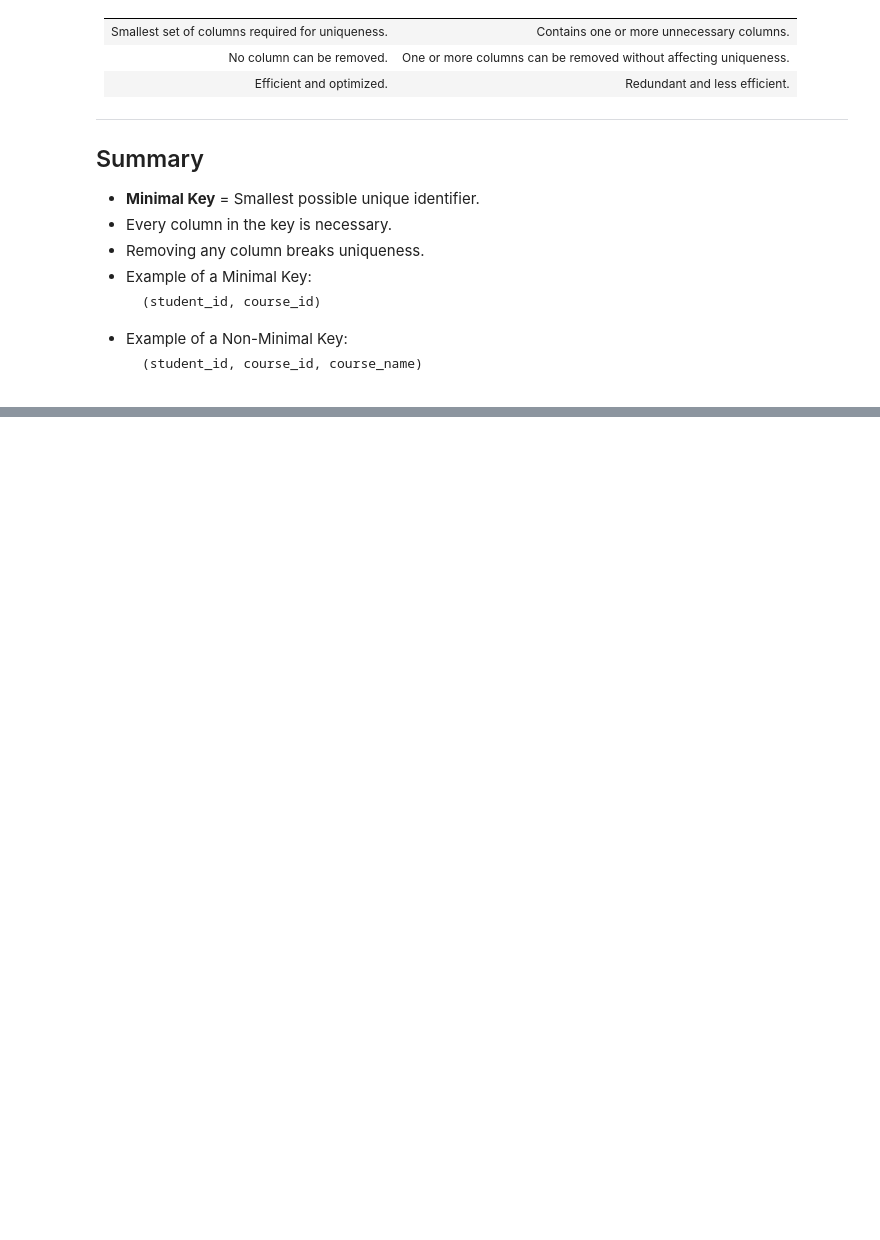
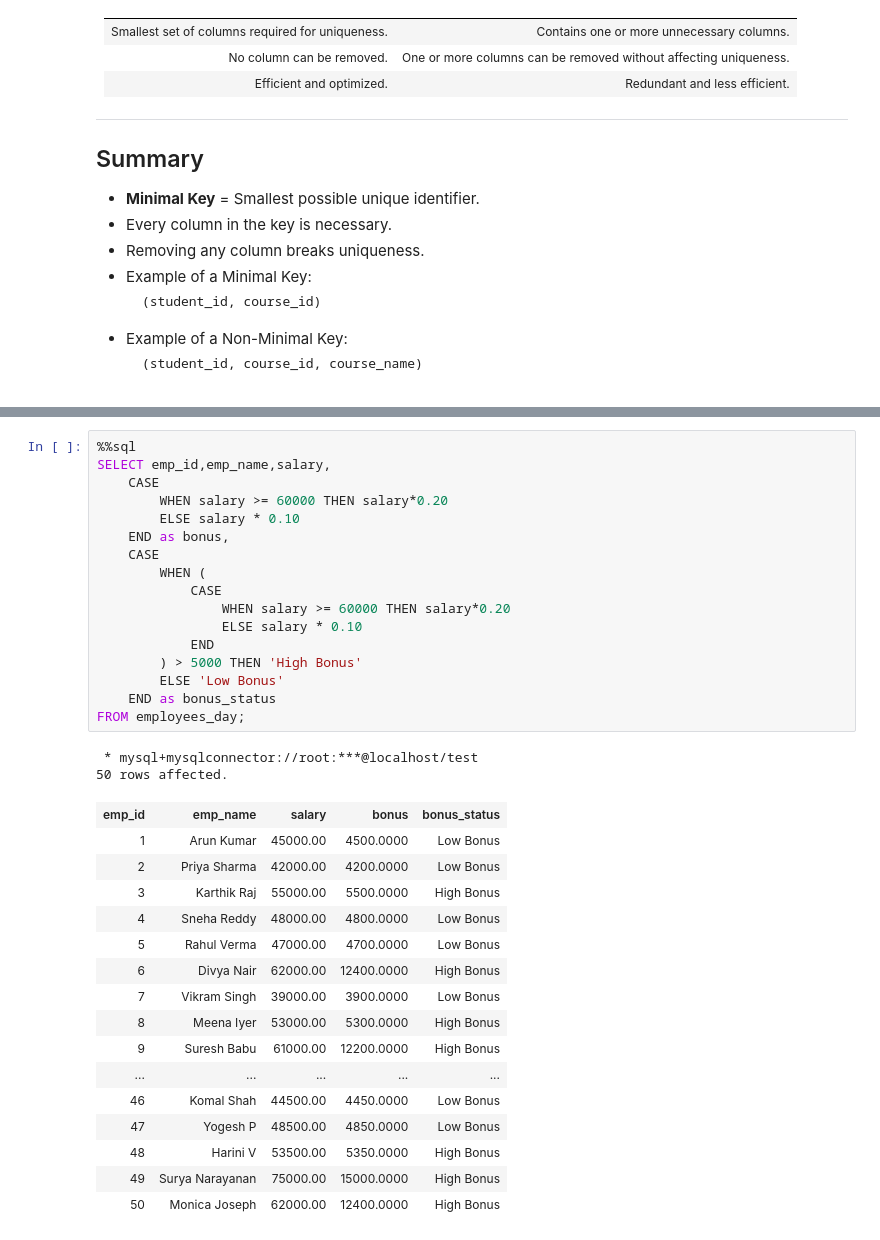
Before and after one commit to karthikeyanm-dev/DE-SQL, a Jupyter notebook: DE-With-Def.ipynb, the cells around one changed output, grey strips where cells are left out. Saved outputs shown, nothing was run; the diff lists cells and outputs as text; blank space fills up the shorter version.

```diff
--- a/DE-With-Def.ipynb
+++ b/DE-With-Def.ipynb
@@ -2805,0 +4114,36 @@ is a **Non-Minimal Key** because it contains an extra column.
+# %%
+%%sql
+SELECT emp_id,emp_name,salary,
+    CASE
+        WHEN salary >= 60000 THEN salary*0.20
+        ELSE salary * 0.10
+    END as bonus,
+    CASE
+        WHEN (
+            CASE
+                WHEN salary >= 60000 THEN salary*0.20
+                ELSE salary * 0.10
+            END
+        ) > 5000 THEN 'High Bonus'
+        ELSE 'Low Bonus'
+    END as bonus_status
+FROM employees_day;
+# %% [output]
+ * mysql+mysqlconnector://root:***@localhost/test
+50 rows affected.
+| emp_id | emp_name | salary | bonus | bonus_status |
+| 1 | Arun Kumar | 45000.00 | 4500.0000 | Low Bonus |
+| 2 | Priya Sharma | 42000.00 | 4200.0000 | Low Bonus |
+| 3 | Karthik Raj | 55000.00 | 5500.0000 | High Bonus |
+| 4 | Sneha Reddy | 48000.00 | 4800.0000 | Low Bonus |
+| 5 | Rahul Verma | 47000.00 | 4700.0000 | Low Bonus |
+| 6 | Divya Nair | 62000.00 | 12400.0000 | High Bonus |
+| 7 | Vikram Singh | 39000.00 | 3900.0000 | Low Bonus |
+| 8 | Meena Iyer | 53000.00 | 5300.0000 | High Bonus |
+| 9 | Suresh Babu | 61000.00 | 12200.0000 | High Bonus |
+| ... | ... | ... | ... | ... |
+| 46 | Komal Shah | 44500.00 | 4450.0000 | Low Bonus |
+| 47 | Yogesh P | 48500.00 | 4850.0000 | Low Bonus |
+| 48 | Harini V | 53500.00 | 5350.0000 | High Bonus |
+| 49 | Surya Narayanan | 75000.00 | 15000.0000 | High Bonus |
+| 50 | Monica Joseph | 62000.00 | 12400.0000 | High Bonus |
```
Also changed, not shown: parts of 109 cells of this notebook.
